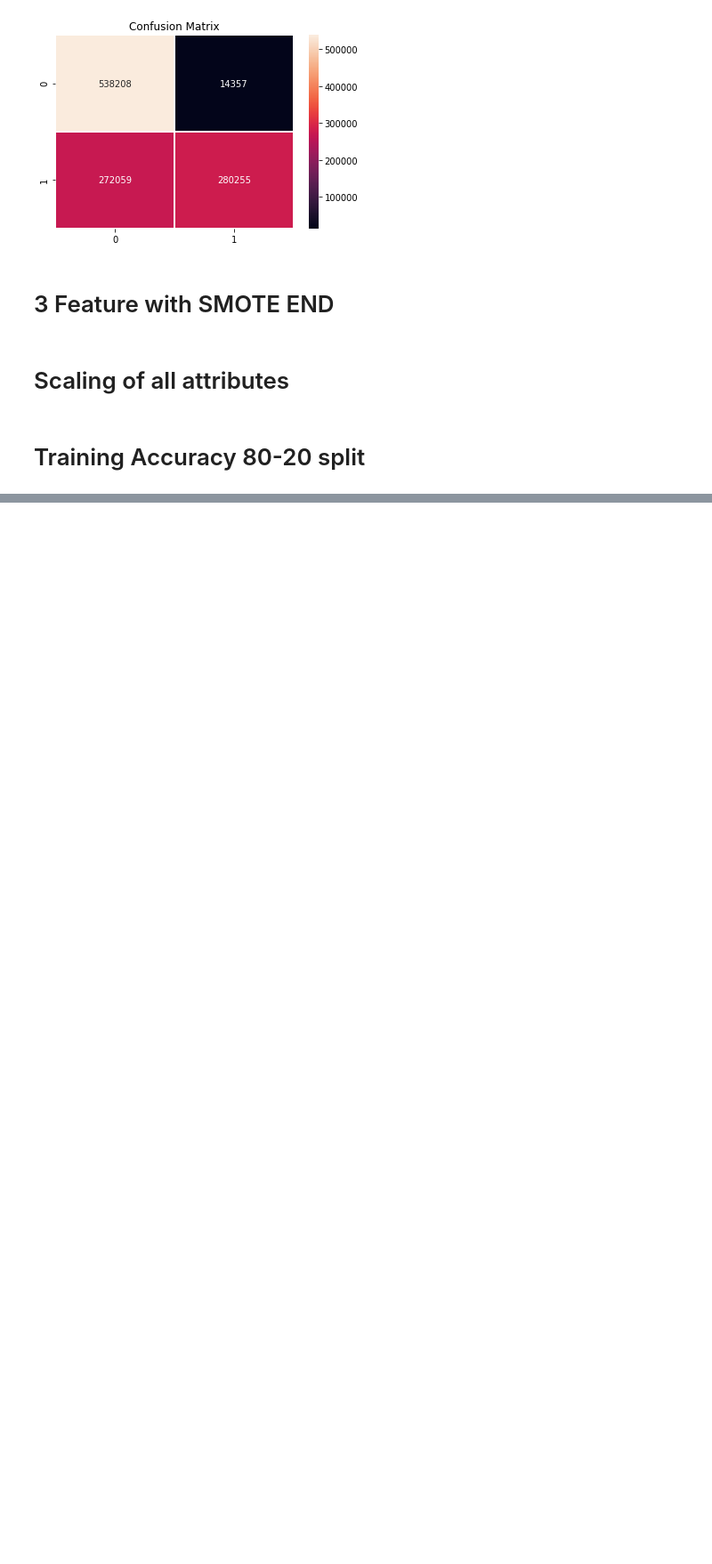
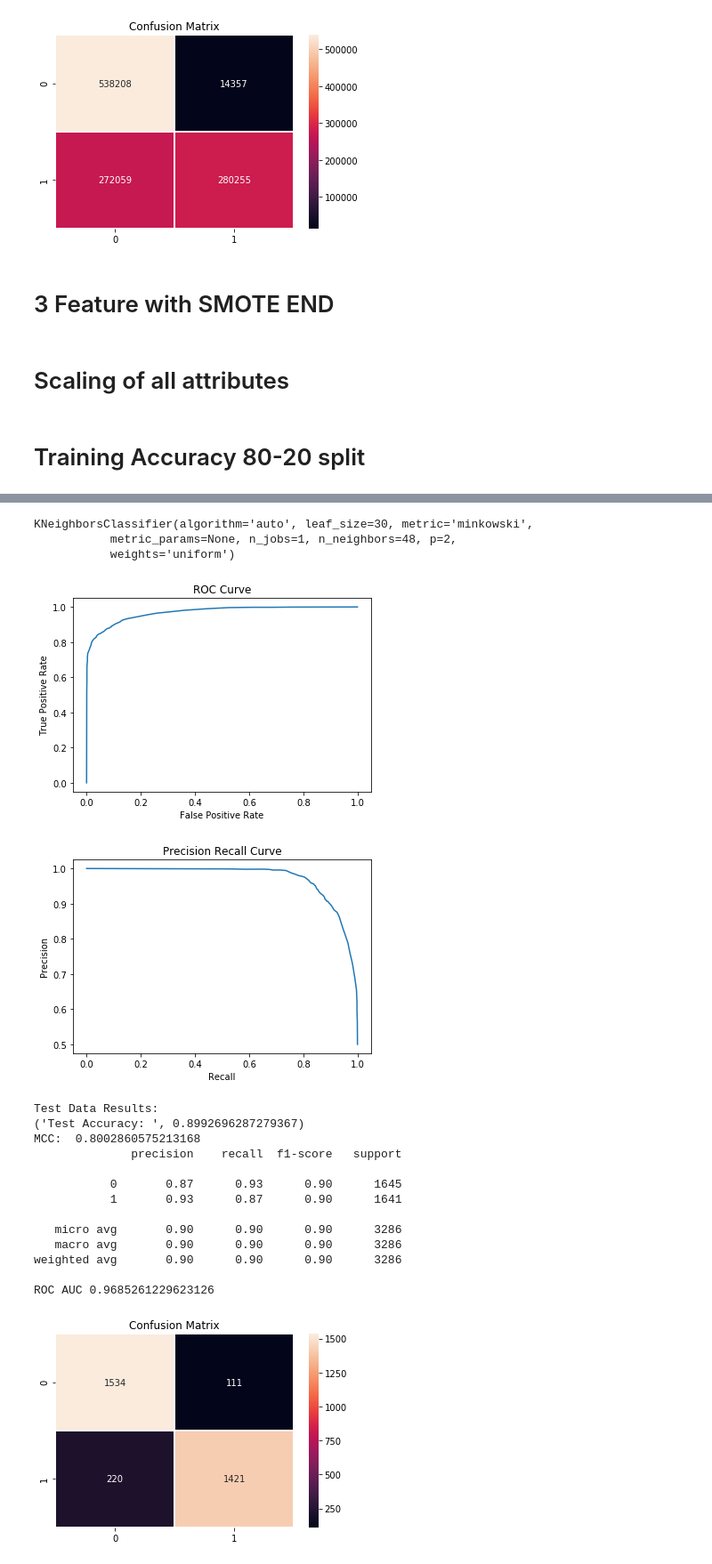
Before and after one commit to ajain0395/fraud-detection, a Jupyter notebook: code/sml_project_2g.ipynb, the cells around one changed output, grey strips where cells are left out. Shown: that part at 89% size. Drawn from its saved outputs; the diff is of its cells as text; code cells hidden in the pictures; blank space fills up the shorter version.

```diff
--- a/code/sml_project_2g.ipynb
+++ b/code/sml_project_2g.ipynb
@@ -550,0 +743,22 @@ weighted avg       1.00      0.99      0.99    554082
+# %%
+reports_test(knn,trainX3dout,trainY,testX3dout,testY)
+# %% [output]
+KNeighborsClassifier(algorithm='auto', leaf_size=30, metric='minkowski',
+           metric_params=None, n_jobs=1, n_neighbors=48, p=2,
+           weights='uniform')
+[figure, added]
+[figure, added]
+Test Data Results:
+('Test Accuracy: ', 0.8992696287279367)
+MCC:  0.8002860575213168
+              precision    recall  f1-score   support
+
+           0       0.87      0.93      0.90      1645
+           1       0.93      0.87      0.90      1641
+
+   micro avg       0.90      0.90      0.90      3286
+   macro avg       0.90      0.90      0.90      3286
+weighted avg       0.90      0.90      0.90      3286
+
+ROC AUC 0.9685261229623126
+[figure, added]
```
Also changed, not shown: parts of 55 cells of this notebook.
